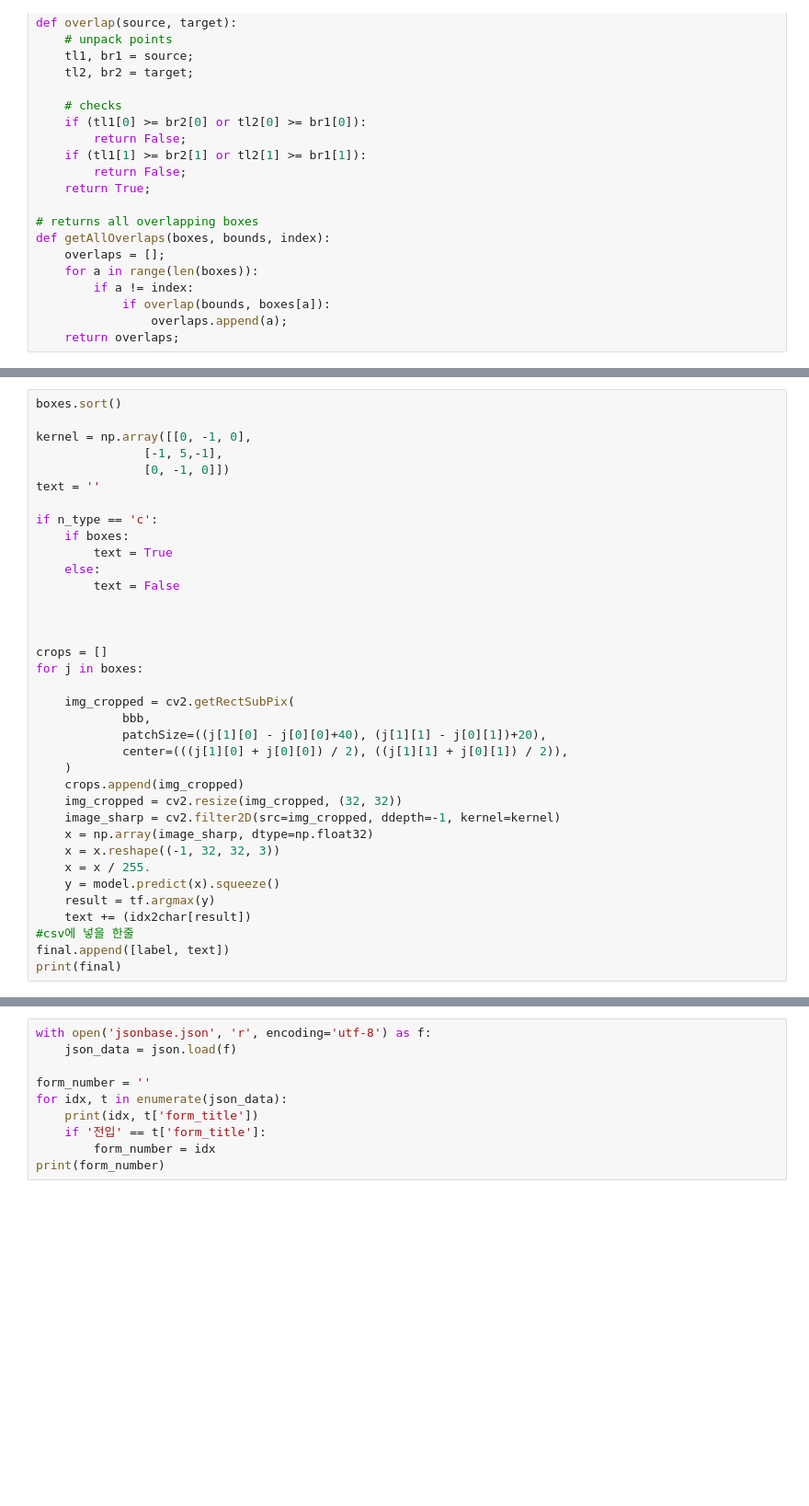
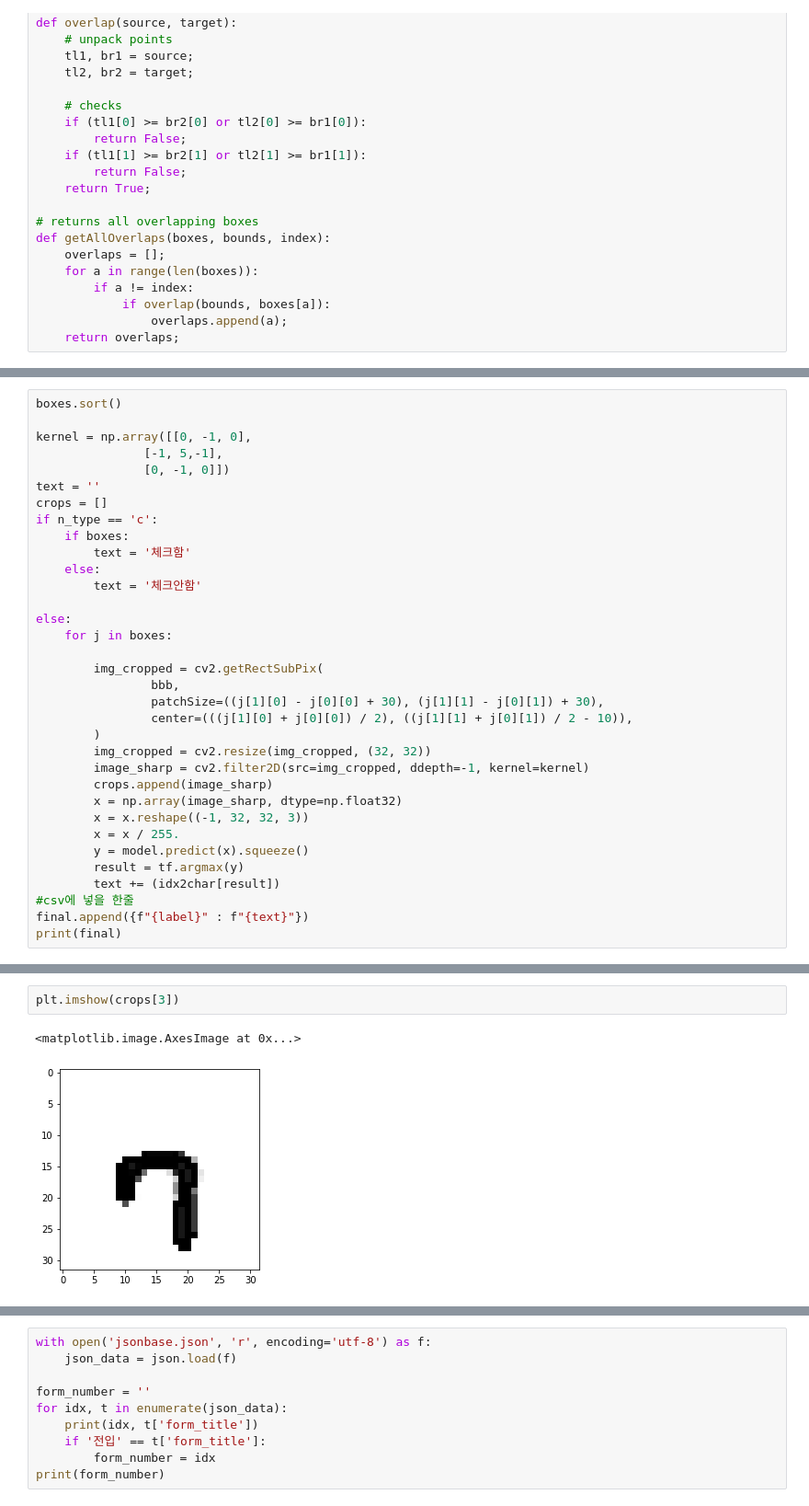
Before and after one commit to RockhoRockho/FG_Vision, a Jupyter notebook: vision.ipynb, the cells around one changed output, grey strips where cells are left out. Shown: that part at 92% size. Saved outputs shown, nothing was run; the diff lists cells and outputs as text; blank space fills up the shorter version.

```diff
--- a/vision.ipynb
+++ b/vision.ipynb
@@ -208,33 +215,31 @@ kernel = np.array([[0, -1, 0],
                [-1, 5,-1],
                [0, -1, 0]])
 text = ''
-
+crops = []
 if n_type == 'c':
     if boxes:
-        text = True
+        text = '체크함'
     else:
-        text = False
+        text = '체크안함'
 
+else:
+    for j in boxes:
 
-
-crops = []
-for j in boxes:
-
-    img_cropped = cv2.getRectSubPix(
-            bbb,
-            patchSize=((j[1][0] - j[0][0]+40), (j[1][1] - j[0][1])+20),
-            center=(((j[1][0] + j[0][0]) / 2), ((j[1][1] + j[0][1]) / 2)),
-    )
-    crops.append(img_cropped)
-    img_cropped = cv2.resize(img_cropped, (32, 32))
-    image_sharp = cv2.filter2D(src=img_cropped, ddepth=-1, kernel=kernel)
-    x = np.array(image_sharp, dtype=np.float32)
-    x = x.reshape((-1, 32, 32, 3))
-    x = x / 255.
-    y = model.predict(x).squeeze()
-    result = tf.argmax(y)
-    text += (idx2char[result])
+        img_cropped = cv2.getRectSubPix(
+                bbb,
+                patchSize=((j[1][0] - j[0][0] + 30), (j[1][1] - j[0][1]) + 30),
+                center=(((j[1][0] + j[0][0]) / 2), ((j[1][1] + j[0][1]) / 2 - 10)),
+        )
+        img_cropped = cv2.resize(img_cropped, (32, 32))
+        image_sharp = cv2.filter2D(src=img_cropped, ddepth=-1, kernel=kernel)
+        crops.append(image_sharp)
+        x = np.array(image_sharp, dtype=np.float32)
+        x = x.reshape((-1, 32, 32, 3))
+        x = x / 255.
+        y = model.predict(x).squeeze()
+        result = tf.argmax(y)
+        text += (idx2char[result])
 #csv에 넣을 한줄
-final.append([label, text])
+final.append({f"{label}" : f"{text}"})
 print(final)
 # %% [output]
@@ -242,3 +258,8 @@ print(final)
+# %%
+plt.imshow(crops[3])
+# %% [output]
+<matplotlib.image.AxesImage at 0x...>
+[figure, added]
 # %%
 from model import VGG_FeatureExtractor
 import sys, os
```
Also changed, not shown: parts of 7 cells of this notebook, 3 other files.
